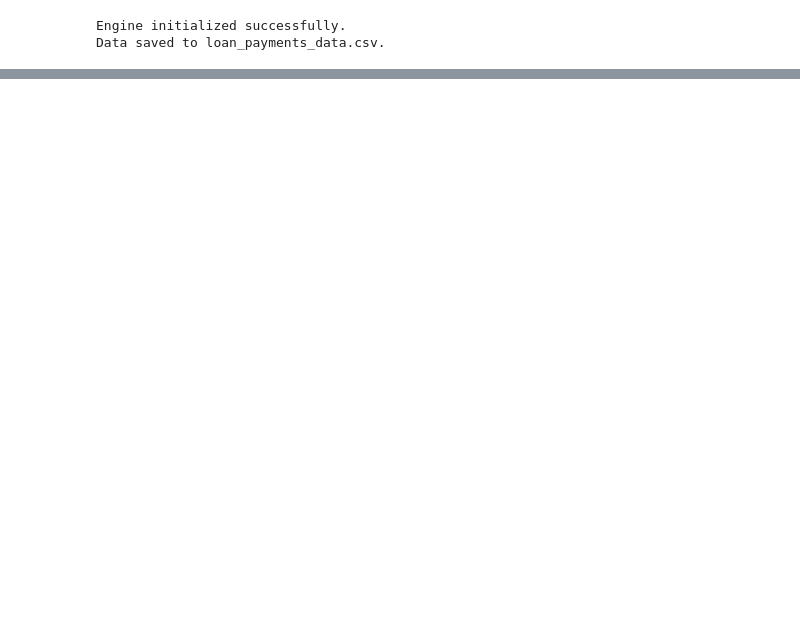
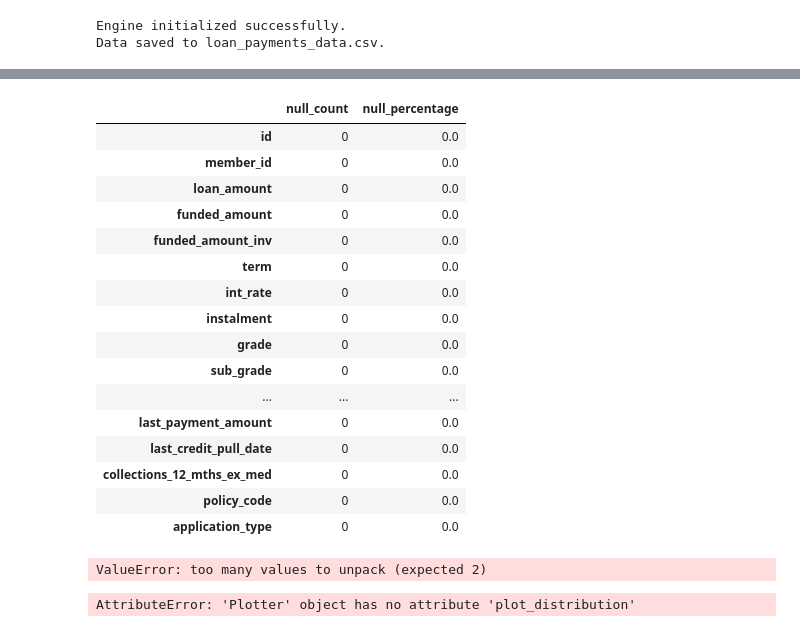
Before and after one commit to PavenSS/exploratory-data-analysis---customer-loans-in-finance971, a Jupyter notebook: db_util.ipynb, the cells around one changed output, grey strips where cells are left out. Saved outputs shown, nothing was run; the diff lists cells and outputs as text; code cells hidden in the pictures; blank space fills up the shorter version.

```diff
--- a/db_util.ipynb
+++ b/db_util.ipynb
@@ -89,0 +117,2 @@ Data successfully loaded from C:/Users/paven/aicore/eda/project/exploratory-data
+# %%
+new_df = data
@@ -89,0 +340,33 @@ Data successfully loaded from C:/Users/paven/aicore/eda/project/exploratory-data
+# %%
+info = DataFrameInfo(new_df)
+info.count_nulls()
+# %% [output]
+|  | null_count | null_percentage |
+| id | 0 | 0.0 |
+| member_id | 0 | 0.0 |
+| loan_amount | 0 | 0.0 |
+| funded_amount | 0 | 0.0 |
+| funded_amount_inv | 0 | 0.0 |
+| term | 0 | 0.0 |
+| int_rate | 0 | 0.0 |
+| instalment | 0 | 0.0 |
+| grade | 0 | 0.0 |
+| sub_grade | 0 | 0.0 |
+| ... | ... | ... |
+| last_payment_amount | 0 | 0.0 |
+| last_credit_pull_date | 0 | 0.0 |
+| collections_12_mths_ex_med | 0 | 0.0 |
+| policy_code | 0 | 0.0 |
+| application_type | 0 | 0.0 |
+# %%
+# Step 1: Identify skewed columns
+skewed_columns, skewness_values = transformer.identify_skewed_columns()
+# %% [output]
+ValueError: too many values to unpack (expected 2)
+# %%
+# Visualize skewed columns
+for col in skewed_columns:
+    plotter.plot_distribution(df[col], f'Distribution of {col}')
+    plotter.plot_qq(df[col], f'QQ Plot of {col}')
+# %% [output]
+AttributeError: 'Plotter' object has no attribute 'plot_distribution'
```
Also changed, not shown: parts of 20 cells of this notebook, 1 other file.
